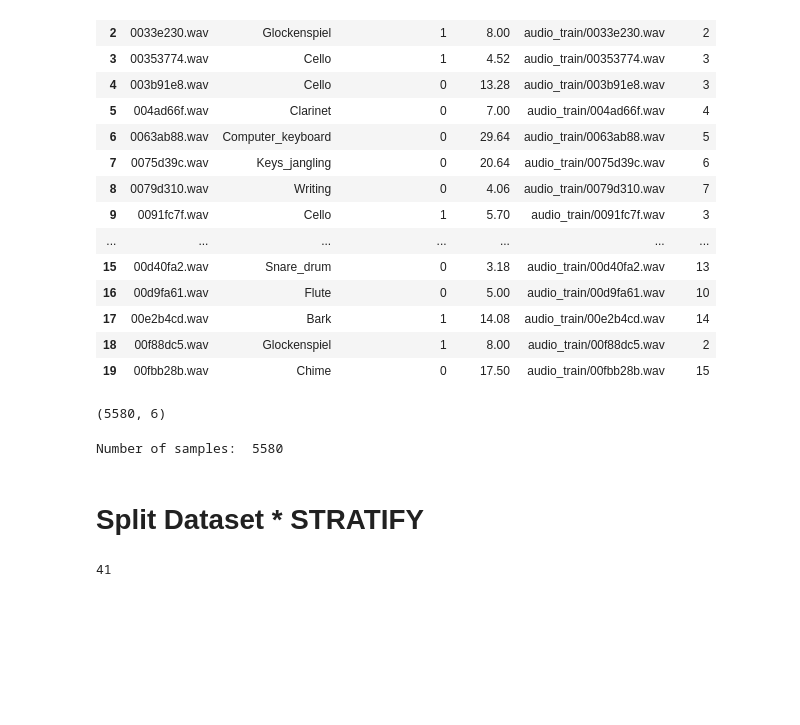
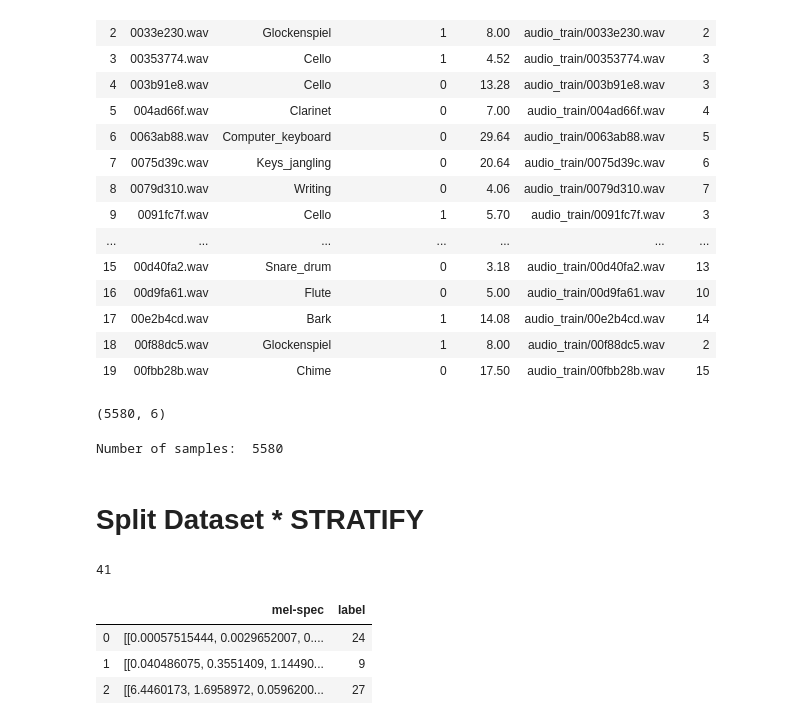
Before and after one commit to nvgopal/DS3_Audio_Reg, a Jupyter notebook: AudioClassification.ipynb, the cells around one changed output. Cells and saved outputs as stored; diff of their text form; code cells hidden in the pictures; blank space fills up the shorter version.

```diff
--- a/AudioClassification.ipynb
+++ b/AudioClassification.ipynb
@@ -37,7 +38,7 @@ valid_data['Duration'].hist(bins = 27)
 # Change duration for spectrogram
 # %%
 # Example of a Hi Hat spectrogram
-y, sr = librosa.load('audio_train/00044347.wav', duration=2.97)
+y, sr = librosa.load('freesound-audio-tagging/audio_train/00044347.wav', duration=2.97)
 ps = librosa.feature.melspectrogram(y=y, sr=sr)
 ps.shape
 # %% [output]
@@ -49,7 +50,7 @@ librosa.display.specshow(ps, y_axis='mel', x_axis='time')
 [figure]
 # %%
 # Example of a Saxophone spectrogram
-y, sr = librosa.load('audio_train/001ca53d.wav', duration=2.97)
+y, sr = librosa.load('freesound-audio-tagging/audio_train/001ca53d.wav', duration=2.97)
 ps = librosa.feature.melspectrogram(y=y, sr=sr)
 ps.shape
 # %% [output]
@@ -105,7 +106,7 @@ valid_data.shape
 D = [] # Dataset
 
 for row in valid_data.itertuples():
-    y, sr = librosa.load(row.path, duration= 2.97)
+    y, sr = librosa.load('freesound-audio-tagging/' + row.path, duration= 2.97)  #change path on diff comps
     ps = librosa.feature.melspectrogram(y=y, sr=sr)
     if ps.shape != (128, 128): continue
     D.append( (ps, row.value) )
@@ -121,0 +129,9 @@ valid_data['label'].nunique()
+# %%
+data = pd.DataFrame(dataset, columns = ['mel-spec', 'label'])
+# %%
+data.head(3)
+# %% [output]
+|  | mel-spec | label |
+| 0 | [[0.00057515444, 0.0029652007, 0.... | 24 |
+| 1 | [[0.040486075, 0.3551409, 1.14490... | 9 |
+| 2 | [[6.4460173, 1.6958972, 0.0596200... | 27 |
```
Also changed, not shown: parts of 9 cells of this notebook.
